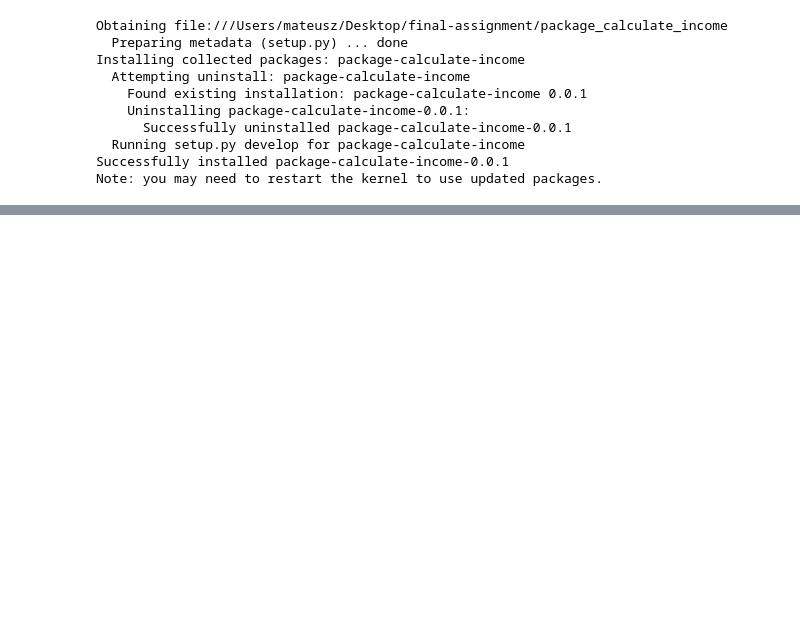
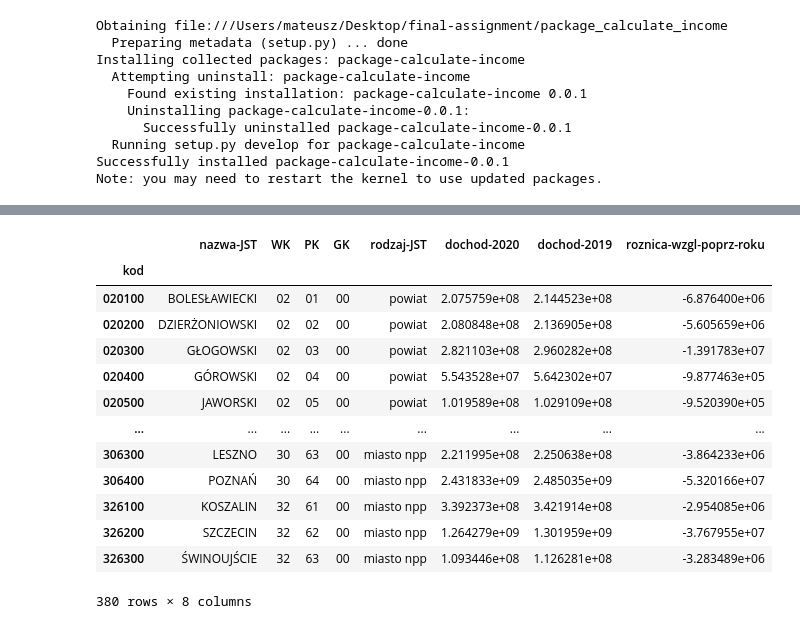
Before and after one commit to matthewmachnowski/final-assignment, a Jupyter notebook: script.ipynb, the cells around one changed output, grey strips where cells are left out. Saved outputs shown, nothing was run; the diff lists cells and outputs as text; code cells hidden in the pictures; blank space fills up the shorter version.

```diff
--- a/script.ipynb
+++ b/script.ipynb
@@ -29,6 +31,6 @@ config.read(os.path.join(dir_name, "config.ini"))
 df_gm = jst_calc.income_comparison(config["data"]["y1_f1"], config["data"]["y2_f1"])
 df_pow = jst_calc.income_comparison(config["data"]["y1_f2"], config["data"]["y2_f2"])
 df_mnpp = jst_calc.income_comparison(config["data"]["y1_f3"], config["data"]["y2_f3"])
+df_pow_mnpp = pd.concat([df_pow, df_mnpp])
 df_metrop = jst_calc.income_comparison(config["data"]["y1_f4"], config["data"]["y2_f4"])
 df_woj = jst_calc.income_comparison(config["data"]["y1_f5"], config["data"]["y2_f5"])
-df_gm
@@ -72,0 +54,17 @@ df_mnpp
+# %%
+df_pow_mnpp
+# %% [output]
+|  | nazwa-JST | WK | PK | GK | rodzaj-JST | dochod-2020 | dochod-2019 | roznica-wzgl-poprz-roku |
+| kod |  |  |  |  |  |  |  |  |
+| 020100 | BOLESŁAWIECKI | 02 | 01 | 00 | powiat | 2.075759e+08 | 2.144523e+08 | -6.876400e+06 |
+| 020200 | DZIERŻONIOWSKI | 02 | 02 | 00 | powiat | 2.080848e+08 | 2.136905e+08 | -5.605659e+06 |
+| 020300 | GŁOGOWSKI | 02 | 03 | 00 | powiat | 2.821103e+08 | 2.960282e+08 | -1.391783e+07 |
+| 020400 | GÓROWSKI | 02 | 04 | 00 | powiat | 5.543528e+07 | 5.642302e+07 | -9.877463e+05 |
+| 020500 | JAWORSKI | 02 | 05 | 00 | powiat | 1.019589e+08 | 1.029109e+08 | -9.520390e+05 |
+| ... | ... | ... | ... | ... | ... | ... | ... | ... |
+| 306300 | LESZNO | 30 | 63 | 00 | miasto npp | 2.211995e+08 | 2.250638e+08 | -3.864233e+06 |
+| 306400 | POZNAŃ | 30 | 64 | 00 | miasto npp | 2.431833e+09 | 2.485035e+09 | -5.320166e+07 |
+| 326100 | KOSZALIN | 32 | 61 | 00 | miasto npp | 3.392373e+08 | 3.421914e+08 | -2.954085e+06 |
+| 326200 | SZCZECIN | 32 | 62 | 00 | miasto npp | 1.264279e+09 | 1.301959e+09 | -3.767955e+07 |
+| 326300 | ŚWINOUJŚCIE | 32 | 63 | 00 | miasto npp | 1.093446e+08 | 1.126281e+08 | -3.283489e+06 |
+380 rows × 8 columns
```
Also changed, not shown: parts of 13 cells of this notebook.
